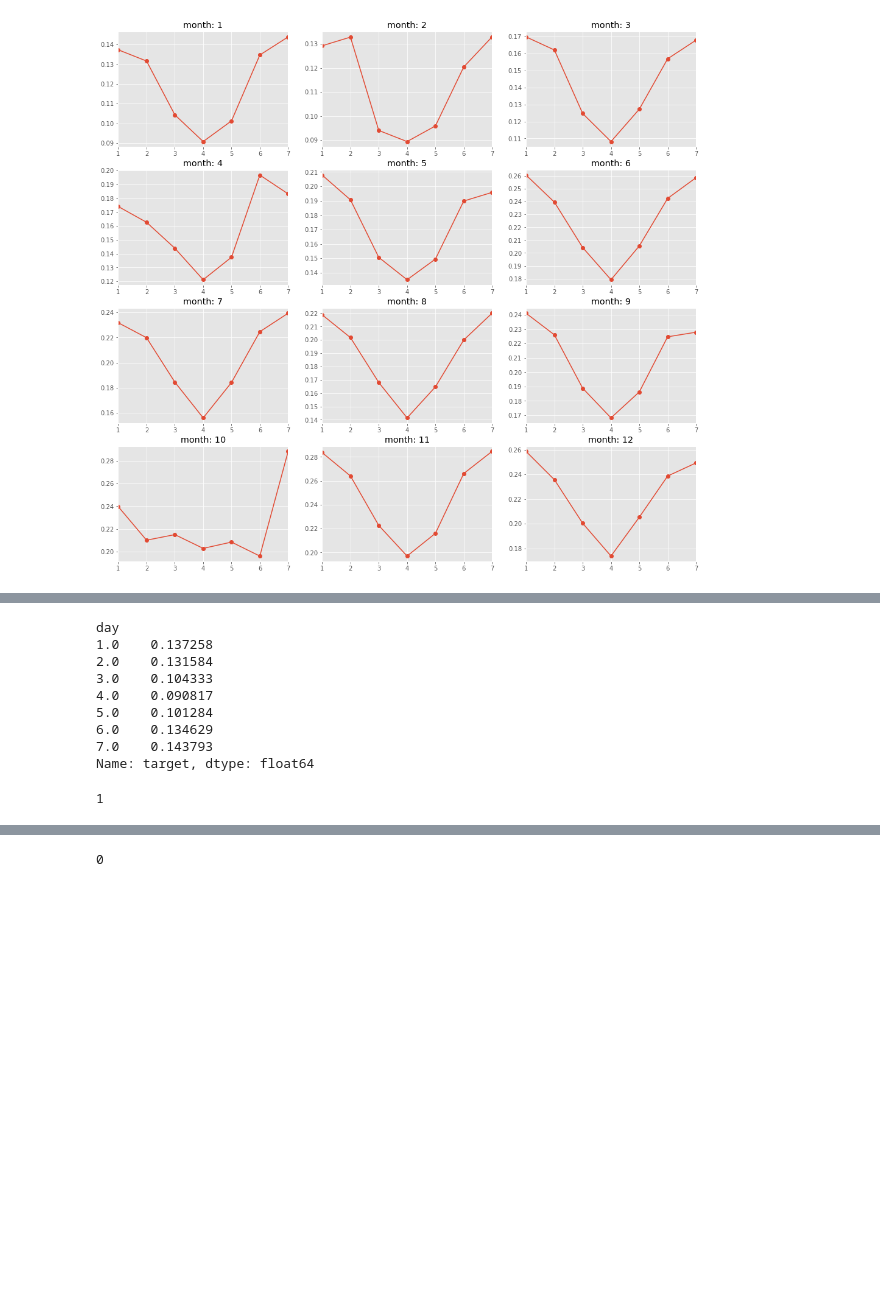
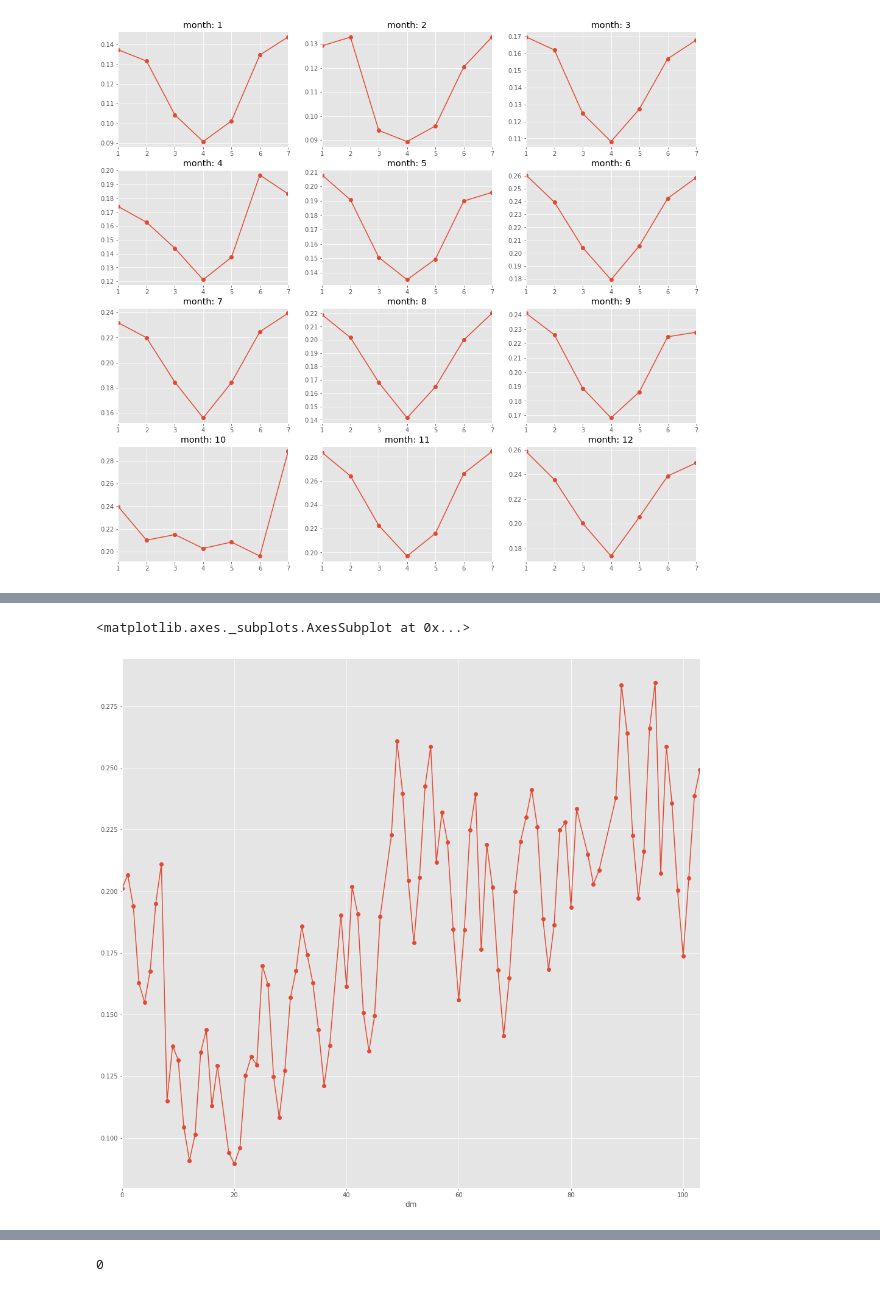
Before and after one commit to viktorsapozhok/cafeen, a Jupyter notebook: notebooks/1_simple_eda.ipynb, the cells around one changed output, grey strips where cells are left out. Drawn from its saved outputs; the diff is of its cells as text; code cells hidden in the pictures; blank space fills up the shorter version.

```diff
--- a/notebooks/1_simple_eda.ipynb
+++ b/notebooks/1_simple_eda.ipynb
@@ -127,16 +136,18 @@ ax.legend([1,2,3,4,5,6,7])
-# %%
-train[train['month'] == 1].groupby('day')['target'].mean()
-# %% [output]
-day
-1.0    0.137258
-2.0    0.131584
-3.0    0.104333
-4.0    0.090817
-5.0    0.101284
-6.0    0.134629
-7.0    0.143793
-Name: target, dtype: float64
-# %%
-3//3
-# %% [output]
-1
+# %%
+df.loc[(df['month'] == 2) & (df['day'] == 2), 'day'] = 6
+df.loc[(df['month'] == 4) & (df['day'] == 6), 'day'] = 7
+df.loc[(df['month'] == 5) & (df['day'] == 7), 'day'] = 1
+df.loc[(df['month'] == 10) & (df['day'] == 2), 'day'] = 1
+df.loc[(df['month'] == 10) & (df['day'] == 6), 'day'] = 1
+df.loc[(df['month'] == 10) & (df['day'] == 7), 'day'] = 1
+df.loc[df['month'].isna(), 'month'] = 0
+df.loc[df['day'].isna(), 'day'] = 0
+df['dm'] = 8 * df['month'] + df['day']
+
+train, _ = utils.split_data(df)
+
+fig, ax = plt.subplots(1, 1, figsize=(17,16))
+train.groupby('dm')['target'].mean().plot(marker='o')
+# %% [output]
+<matplotlib.axes._subplots.AxesSubplot at 0x...>
+[figure, added]
```
Also changed, not shown: parts of 4 cells of this notebook, 3 other files.
